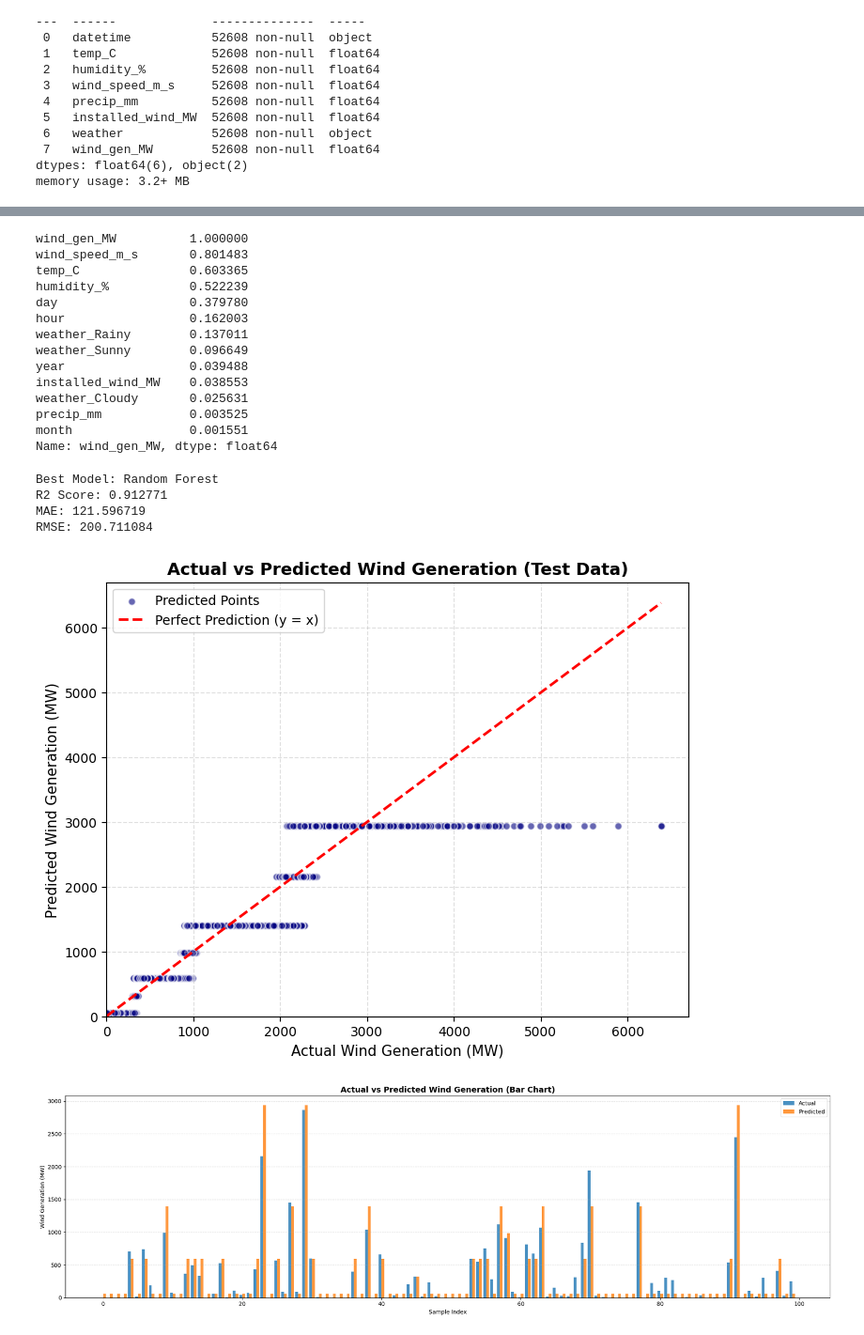
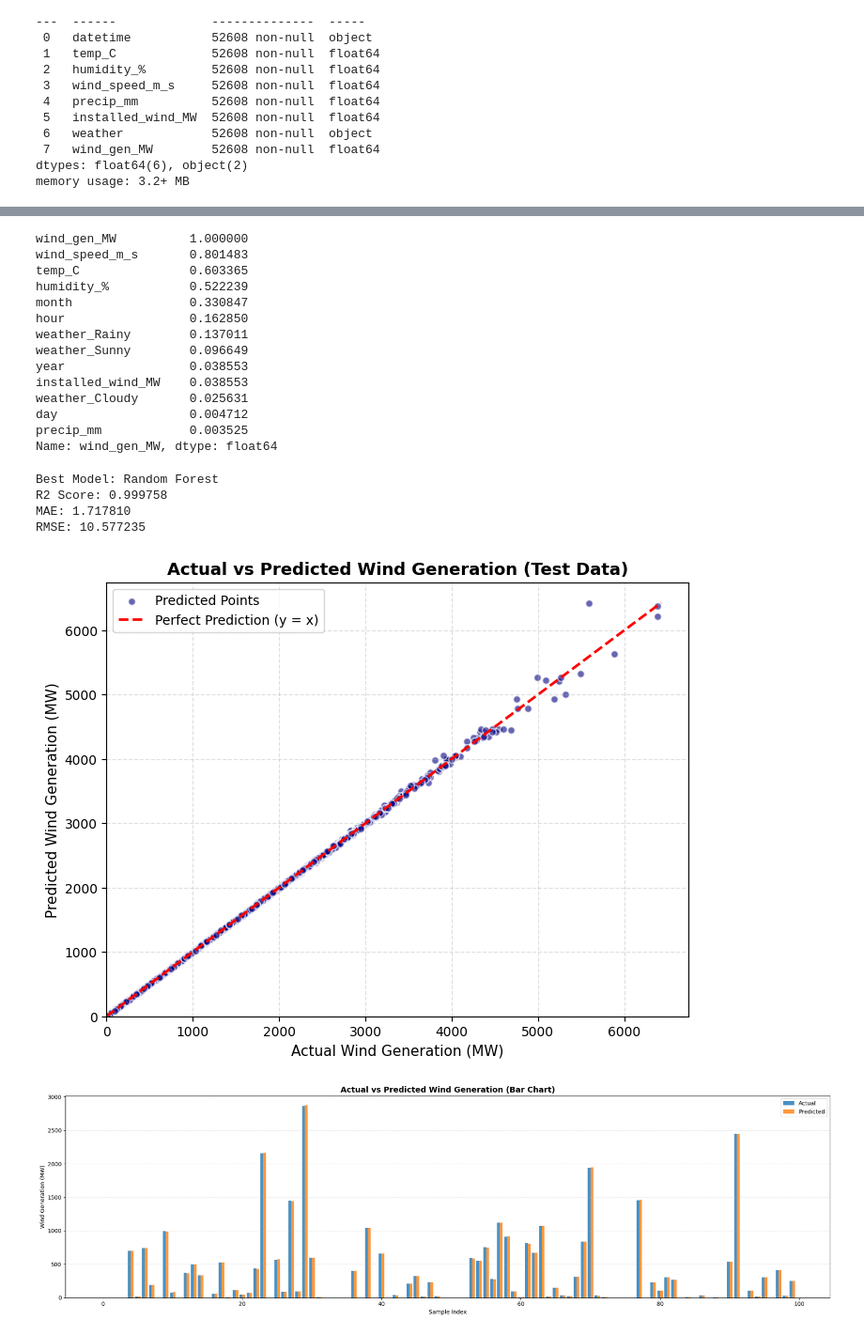
Before and after one commit to Sahilsharma500/majorrproject, a Jupyter notebook: model-training/wind.ipynb, the cells around one changed output, grey strips where cells are left out. Shown at 94% size. Cells and saved outputs as stored; diff of their text form; code cells hidden in the pictures.

```diff
--- a/model-training/wind.ipynb
+++ b/model-training/wind.ipynb
@@ -34,7 +34,7 @@ Data columns (total 8 columns):
 dtypes: float64(6), object(2)
 memory usage: 3.2+ MB
 # %%
-wind_df['datetime'] = pd.to_datetime(wind_df['datetime'], dayfirst=True, errors='coerce')
+wind_df['datetime'] = pd.to_datetime(wind_df['datetime'])
 
 
 wind_df['year'] = wind_df['datetime'].dt.year
@@ -112,15 +112,15 @@ wind_gen_MW          1.000000
 wind_speed_m_s       0.801483
 temp_C               0.603365
 humidity_%           0.522239
-day                  0.379780
-hour                 0.162003
+month                0.330847
+hour                 0.162850
 weather_Rainy        0.137011
 weather_Sunny        0.096649
-year                 0.039488
+year                 0.038553
 installed_wind_MW    0.038553
 weather_Cloudy       0.025631
+day                  0.004712
 precip_mm            0.003525
-month                0.001551
 Name: wind_gen_MW, dtype: float64
 # %%
 X = wind_df.drop(columns=['wind_gen_MW'])
@@ -144,26 +144,26 @@ with open("../models-encoders/wind-encoder.pickle", "wb") as file:
 from sklearn.ensemble import RandomForestRegressor
 
 best_model = RandomForestRegressor(
-    n_estimators=2,
-    max_depth=2,
-    min_samples_split=3,
+    n_estimators=200,
+    max_depth=10,
+    min_samples_split=5,
     min_samples_leaf=2,
     random_state=42
 )
 
 
-best_model.fit(X_train, y_train)
+best_model.fit(X_train_scaled, y_train)
 import pickle
 
 with open("../models-encoders/wind-model.pickle", "wb") as file:
     pickle.dump(best_model, file)
 
-importances = best_model.feature_importances_
-feature_importance_df = pd.DataFrame({
-    'Feature': X_train.columns,
-    'Importance': importances
-}).sort_values(by='Importance', ascending=False)
-y_pred_best = best_model.predict(X_test)
+# importances = best_model.feature_importances_
+# feature_importance_df = pd.DataFrame({
+#     'Feature': X_train.columns,
+#     'Importance': importances
+# }).sort_values(by='Importance', ascending=False)
+y_pred_best = best_model.predict(X_test_scaled)
 
 
 from sklearn.metrics import r2_score, mean_absolute_error, mean_squared_error
@@ -200,38 +200,38 @@ plt.legend()
 plt.grid(True, linestyle='--', alpha=0.4)
 plt.xlim(min_val * 0.95, max_val * 1.05)
 plt.ylim(min_val * 0.95, max_val * 1.05)
 
 N = 100
 actual = y_test[:N]
 predicted = y_pred_best[:N]
 
 # Create bar positions
 x = np.arange(N)
 width = 0.4
 
 plt.figure(figsize=(20, 6))
 
 # Bars for actual values
 plt.bar(x - width/2, actual, width, label='Actual', alpha=0.8)
 
 # Bars for predicted values
 plt.bar(x + width/2, predicted, width, label='Predicted', alpha=0.8)
 
 plt.title("Actual vs Predicted Wind Generation (Bar Chart)", fontsize=14, fontweight='bold')
 plt.xlabel("Sample Index")
 plt.ylabel("Wind Generation (MW)")
 plt.legend()
 plt.grid(axis='y', linestyle='--', alpha=0.4)
 
 plt.tight_layout()
 plt.show()
 # %% [output]
 Best Model: Random Forest
-R2 Score: 0.912771
-MAE: 121.596719
-RMSE: 200.711084
+R2 Score: 0.999758
+MAE: 1.717810
+RMSE: 10.577235
-[figure, old version]
+[figure, new version]
-[figure, old version]
+[figure, new version]
 # %%
 import matplotlib.pyplot as plt
 import numpy as np
```
Also changed, not shown: parts of 5 cells of this notebook, 2 other files.
